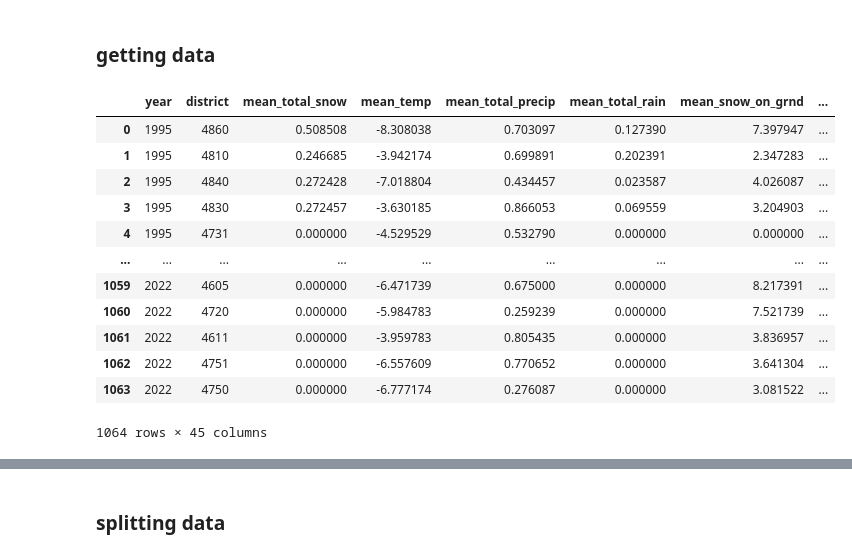
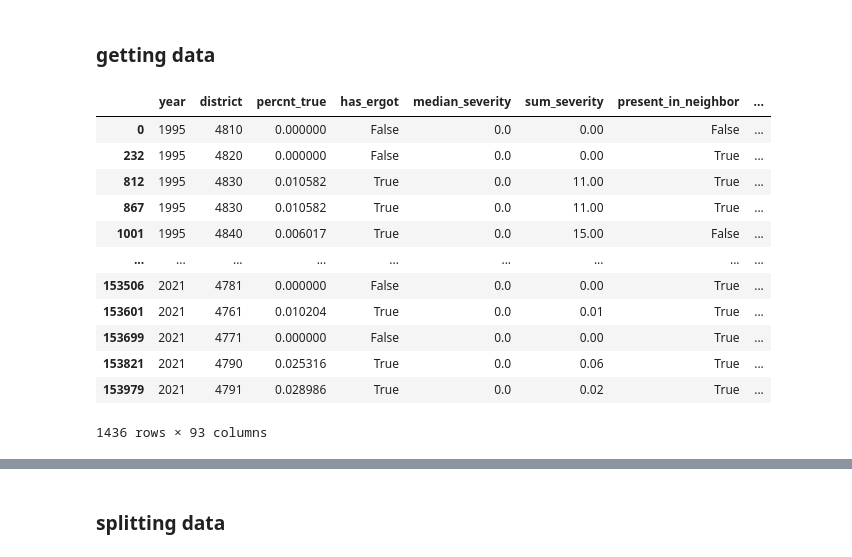
Before and after one commit to ChromaticPanic/CGC_Grain_Outcome_Predictions, a Jupyter notebook: src/Models/MPL_new_data.ipynb, the cells around one changed output, grey strips where cells are left out. Drawn from its saved outputs; the diff is of its cells as text; code cells hidden in the pictures.

```diff
--- a/src/Models/MPL_new_data.ipynb
+++ b/src/Models/MPL_new_data.ipynb
@@ -131,27 +131,27 @@ df.shape
 # %%
 months = ["1", "2", "3", "4", "5", "6", "7", "8", "9"]
 # %%
-TARGET = "has_ergot"
+TARGET = "sellable"
 
-df = getDatasetV1(months)
+df = getDatasetV4(months)
 df[TARGET] = df[TARGET].astype(int) # 0: Flase, 1: True
 t = pd.get_dummies(df["district"], drop_first=True)
 df = pd.concat([df, t], axis=1)
 df.columns = df.columns.astype(str)
 df.drop_duplicates(inplace=True)
 # df.drop(["severity"], axis=1, inplace=True)
 df
 # %% [output]
-|  | year | district | mean_total_snow | mean_temp | mean_total_precip | mean_total_rain | mean_snow_on_grnd | ... |
-| 0 | 1995 | 4860 | 0.508508 | -8.308038 | 0.703097 | 0.127390 | 7.397947 | ... |
-| 1 | 1995 | 4810 | 0.246685 | -3.942174 | 0.699891 | 0.202391 | 2.347283 | ... |
-| 2 | 1995 | 4840 | 0.272428 | -7.018804 | 0.434457 | 0.023587 | 4.026087 | ... |
-| 3 | 1995 | 4830 | 0.272457 | -3.630185 | 0.866053 | 0.069559 | 3.204903 | ... |
-| 4 | 1995 | 4731 | 0.000000 | -4.529529 | 0.532790 | 0.000000 | 0.000000 | ... |
+|  | year | district | percnt_true | has_ergot | median_severity | sum_severity | present_in_neighbor | ... |
+| 0 | 1995 | 4810 | 0.000000 | False | 0.0 | 0.00 | False | ... |
+| 232 | 1995 | 4820 | 0.000000 | False | 0.0 | 0.00 | True | ... |
+| 812 | 1995 | 4830 | 0.010582 | True | 0.0 | 11.00 | True | ... |
+| 867 | 1995 | 4830 | 0.010582 | True | 0.0 | 11.00 | True | ... |
+| 1001 | 1995 | 4840 | 0.006017 | True | 0.0 | 15.00 | False | ... |
 | ... | ... | ... | ... | ... | ... | ... | ... | ... |
-| 1059 | 2022 | 4605 | 0.000000 | -6.471739 | 0.675000 | 0.000000 | 8.217391 | ... |
-| 1060 | 2022 | 4720 | 0.000000 | -5.984783 | 0.259239 | 0.000000 | 7.521739 | ... |
-| 1061 | 2022 | 4611 | 0.000000 | -3.959783 | 0.805435 | 0.000000 | 3.836957 | ... |
-| 1062 | 2022 | 4751 | 0.000000 | -6.557609 | 0.770652 | 0.000000 | 3.641304 | ... |
-| 1063 | 2022 | 4750 | 0.000000 | -6.777174 | 0.276087 | 0.000000 | 3.081522 | ... |
+| 153506 | 2021 | 4781 | 0.000000 | False | 0.0 | 0.00 | True | ... |
+| 153601 | 2021 | 4761 | 0.010204 | True | 0.0 | 0.01 | True | ... |
+| 153699 | 2021 | 4771 | 0.000000 | False | 0.0 | 0.00 | True | ... |
+| 153821 | 2021 | 4790 | 0.025316 | True | 0.0 | 0.06 | True | ... |
+| 153979 | 2021 | 4791 | 0.028986 | True | 0.0 | 0.02 | True | ... |
-1064 rows × 45 columns
+1436 rows × 93 columns
```
Also changed, not shown: parts of 22 cells of this notebook, 3 other files.
